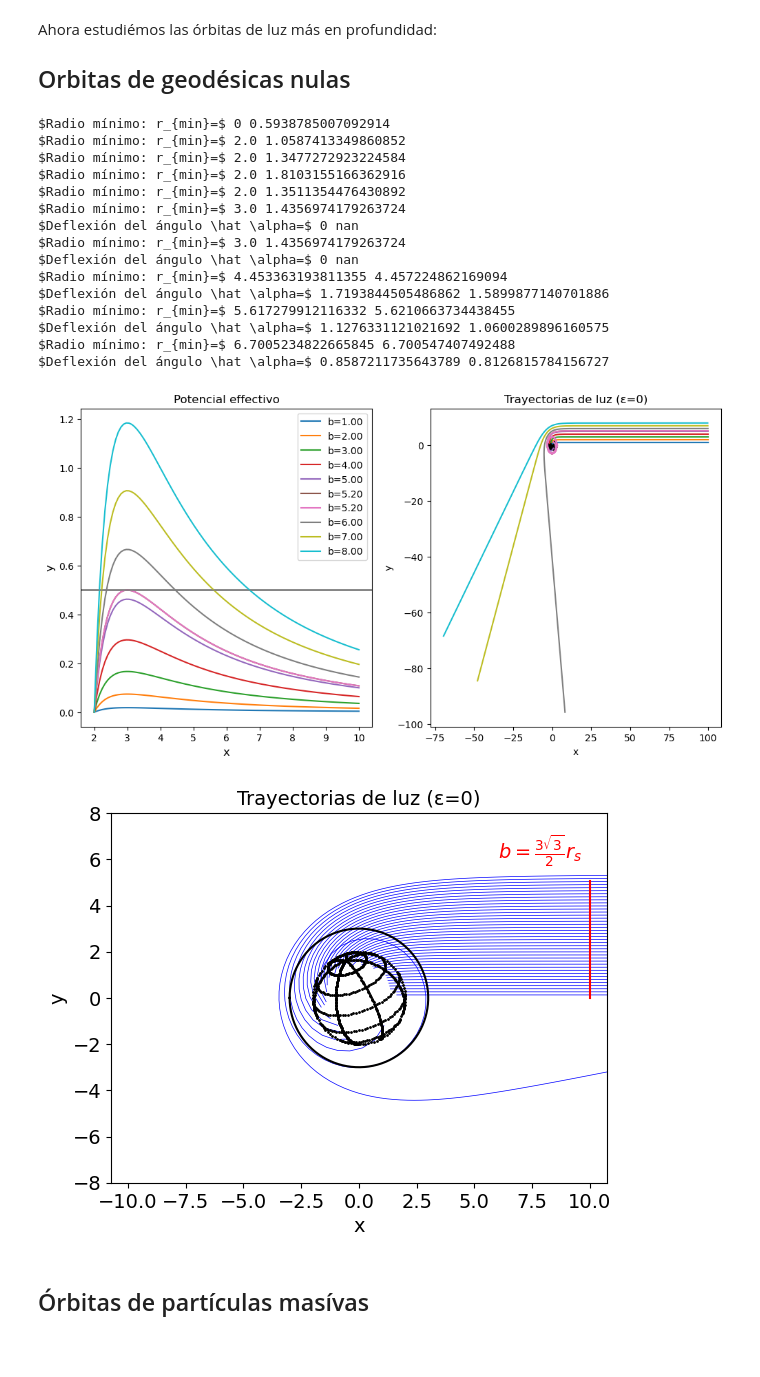
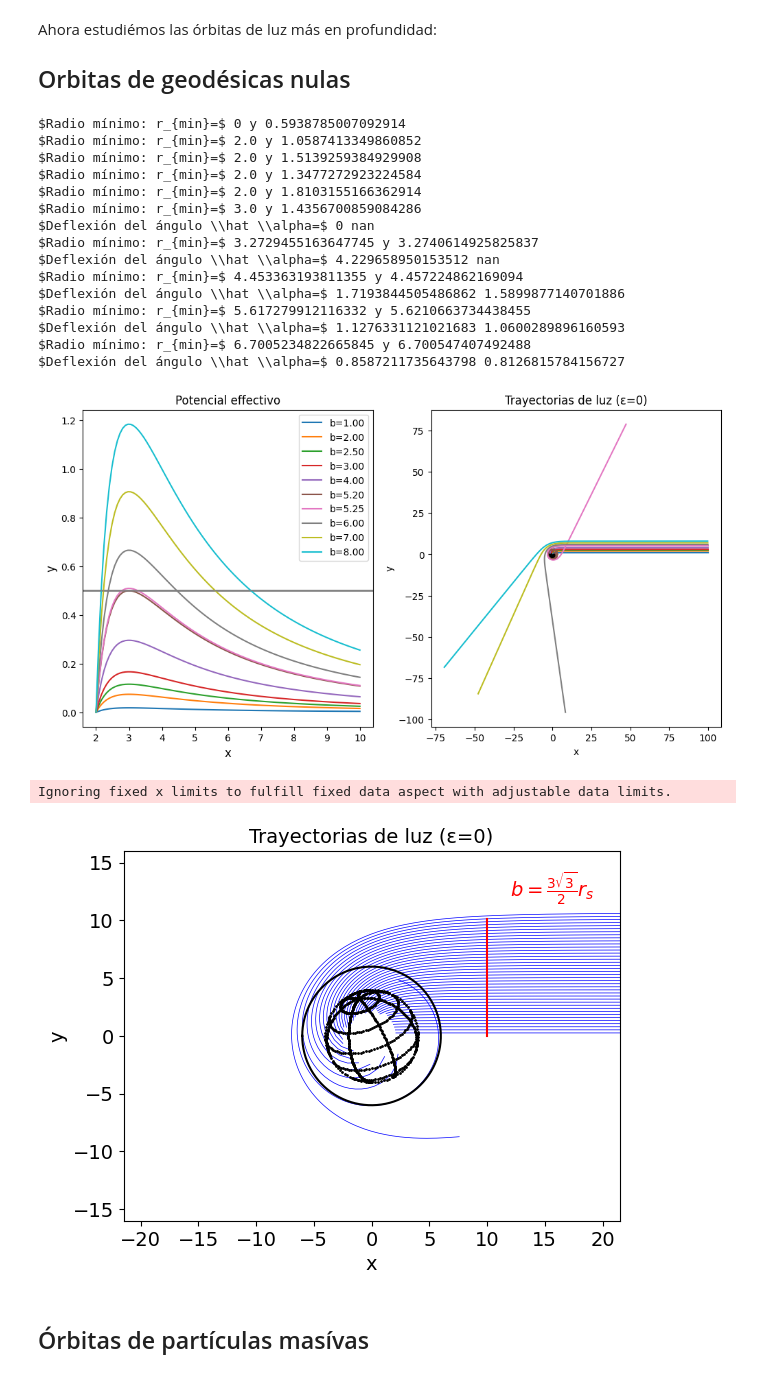
Before and after one commit to UnaiRazkin/El-fen-meno-de-lente-gravitacional-simulaci-n-para-un-agujero-negro, a Jupyter notebook: Orbitas_schwarzschild.ipynb, the cells around one changed output. Cells and saved outputs as stored; diff of their text form; code cells hidden in the pictures; blank space fills up the shorter version.

```diff
--- a/Orbitas_schwarzschild.ipynb
+++ b/Orbitas_schwarzschild.ipynb
@@ -341,7 +341,7 @@ $$
 \end{aligned} \right\} \implies \hat\alpha= \alpha_f-\alpha_i
 $$
 # %%
-def deflexión_num(x_light, y_light):
+def deflexión_num(x_light, y_light, G=1.0, c=1.0, M=1.0):
 
     # Trayectoria inicial
     x_fit=x_light[0:9]
@@ -374,8 +374,8 @@ def deflexión_num(x_light, y_light):
     y_line_2 = m * x_line_2 + n
 
     #Angulo
-
-    r=6*M
+    rs= 2 * G * M / c**2
+    r= 3 * rs
 
     beta_i=(np.arctan2(y_light[0]-y_c,x_light[0]-x_c)+np.pi) % (2 *np.pi)
     beta_f=(np.arctan2(y_light[-1]-y_c,x_light[-1]-x_c)) % (2 *np.pi)
@@ -455,10 +455,11 @@ $$
 $$
 # %%
 #Deflexíon del ángulo teórico
-def deflexion_analitica(rm):
-    s=np.sqrt((rm-2*G*M/c**2)*(rm+2*G*M/c**2))
-    m=(s-rm+6*M)/2/s
-    arg=np.sqrt(2*s/(3*rm-6*G*M/c**2 +s))
+def deflexion_analitica(rm, M=1.0, G=1.0, c=1.0):
+    rs= 2 * G * M / c**2
+    s=np.sqrt((rm-rs)*(rm+rs))
+    m=(s-rm+ 3 *rs)/2/s
+    arg=np.sqrt(2*s/(3 * rm - 3 * rs + s))
     arg = np.clip(arg, -1.0, 1.0)
     varphi=np.arcsin(arg)
     alpha_teórico=(4*np.sqrt(rm/s)*float(ellipkinc(varphi, m)) - np.pi ) #% (2 * np.pi) #[0, π]
@@ -473,11 +474,11 @@ E=1.0
 G=1.0
 c=1.0
 rs= 2 * G * M / c**2
-L_light= 3*np.sqrt(3)/ 2 * rs  #5.196152423 #Loquito 2 vueltas 5.1962 #3*np.sqrt(3)
+L_light= 3 * np.sqrt(3)/ 2 * rs *(1.00001) #5.196152423 #Loquito 2 vueltas 5.1962 #3*np.sqrt(3)
 
 
 N=100
-L_list=np.linspace(L_light, 40, N)
+L_list=np.linspace(L_light, 30, N)
 
 alpha_list=np.zeros(N)
 alpha_num_list=np.zeros(N)
@@ -509,8 +510,8 @@ with tqdm(total=N, desc="Calculando trayectorias", unit="trayectorias") as pbar:
             rm_num_list[i]=rm_num
 
             #Deflexíon del ángulo teórico
-            alpha_num = deflexión_num(x_light, y_light)[2]
-            alpha_teórico = deflexion_analitica(rm)
+            alpha_num = deflexión_num(x_light, y_light, M=M, G=G, c=c)[2]
+            alpha_teórico = deflexion_analitica(rm, M=M, G=G, c=c)
 
             alpha_num_list[i]=alpha_num
             alpha_list[i]=alpha_teórico
@@ -694,7 +697,7 @@ def V(r, L, M, epsilon):
         L**2 / (2 * r**2) -
         G * M * L**2 / (c**2 * r**3))
 
-L_list=[1,2,3,4,5, 3* np.sqrt(3), 6,7,8]
+L_list=[rs/2, rs, 3 *rs / 2, 2 * rs, 2.5 * rs / 2, 3 * np.sqrt(3) / 2 *rs, 3 * rs, 7 * rs / 2 , 4 * rs]
 L_list.append(L_light)
 L_list.sort()
 r= np.linspace(rs, 5 * rs, 100)
@@ -720,18 +723,18 @@ for L in L_list:
 
     rm= tracer_massless.rmin()
 
-    print(r"$Radio mínimo: r_{min}=$", rm, rm_num)
+    print(r"$Radio mínimo: r_{min}=$", rm, "y", rm_num)
 
     #Deflexión del ángulo numerico
 
     if sol_light.status==0:
-        alpha_num=deflexión_num(x_light,y_light)[2]
+        alpha_num=deflexión_num(x_light,y_light, M=M, G=G, c=c)[2]
     else:
         alpha_num=0
 
     #Deflexíon del ángulo teórico
     if rm> tracer_massless.rs:
-        alpha_teórico= deflexion_analitica(rm)
+        alpha_teórico= deflexion_analitica(rm, M=M, G=G, c=c)
 
         print(r"$Deflexión del ángulo \\hat \\alpha=$", alpha_num, alpha_teórico)
 
@@ -745,28 +748,28 @@ ax2.set_xlabel("x")
 ax2.set_ylabel("y")
 
 plt.show()
-#plt.savefig("../../Figuras/Trayectorias_luz.png")
+#plt.savefig("Multimedia/Orbitas_Schwarzschild/Trayectorias_luz.png")
 plt.close()
 # %% [output]
-$Radio mínimo: r_{min}=$ 0 0.5938785007092914
-$Radio mínimo: r_{min}=$ 2.0 1.0587413349860852
-$Radio mínimo: r_{min}=$ 2.0 1.3477272923224584
-$Radio mínimo: r_{min}=$ 2.0 1.8103155166362916
-$Radio mínimo: r_{min}=$ 2.0 1.3511354476430892
-$Radio mínimo: r_{min}=$ 3.0 1.4356974179263724
-$Deflexión del ángulo \hat \alpha=$ 0 nan
-$Radio mínimo: r_{min}=$ 3.0 1.4356974179263724
-$Deflexión del ángulo \hat \alpha=$ 0 nan
-$Radio mínimo: r_{min}=$ 4.453363193811355 4.457224862169094
-$Deflexión del ángulo \hat \alpha=$ 1.7193844505486862 1.5899877140701886
-$Radio mínimo: r_{min}=$ 5.617279912116332 5.6210663734438455
-$Deflexión del ángulo \hat \alpha=$ 1.1276331121021692 1.0600289896160575
-$Radio mínimo: r_{min}=$ 6.7005234822665845 6.700547407492488
-$Deflexión del ángulo \hat \alpha=$ 0.8587211735643789 0.8126815784156727
+$Radio mínimo: r_{min}=$ 0 y 0.5938785007092914
+$Radio mínimo: r_{min}=$ 2.0 y 1.0587413349860852
+$Radio mínimo: r_{min}=$ 2.0 y 1.5139259384929908
+$Radio mínimo: r_{min}=$ 2.0 y 1.3477272923224584
+$Radio mínimo: r_{min}=$ 2.0 y 1.8103155166362914
+$Radio mínimo: r_{min}=$ 3.0 y 1.4356700859084286
+$Deflexión del ángulo \\hat \\alpha=$ 0 nan
+$Radio mínimo: r_{min}=$ 3.2729455163647745 y 3.2740614925825837
+$Deflexión del ángulo \\hat \\alpha=$ 4.229658950153512 nan
+$Radio mínimo: r_{min}=$ 4.453363193811355 y 4.457224862169094
+$Deflexión del ángulo \\hat \\alpha=$ 1.7193844505486862 1.5899877140701886
+$Radio mínimo: r_{min}=$ 5.617279912116332 y 5.6210663734438455
+$Deflexión del ángulo \\hat \\alpha=$ 1.1276331121021683 1.0600289896160593
+$Radio mínimo: r_{min}=$ 6.7005234822665845 y 6.700547407492488
+$Deflexión del ángulo \\hat \\alpha=$ 0.8587211735643798 0.8126815784156727
-[figure, old version]
+[figure, new version]
 # %%
 #Constantes
-M=2.0
+M=1.0
 E=1.0
 G=1.0
 c=1.0
@@ -783,7 +786,7 @@ from tqdm import tqdm
 
 with tqdm(total=len(L_list), desc="Renderizando", unit="Tr") as pbar:
     for L in L_list:
-        tracer_massless = Orbitas_Schwarzschild(M=M,L=L, E=E)
+        tracer_massless = Orbitas_Schwarzschild(M=M, L=L, E=E, G=G, c=c)
 
         sol_light = tracer_massless.solve(epsilon=0, phi0 = np.arcsin(L/100), max_step=0.01, tau_span=(20, 140), N=500)
             #print(len(sol_light.y[0]))
@@ -802,37 +805,38 @@ with tqdm(total=len(L_list), desc="Renderizando", unit="Tr") as pbar:
 
         plt.plot(x_light, y_light, label='numérica', zorder=1, color="blue", lw=0.5)
 
         pbar.update(1)
 
 
 from Proyección_esfera import EsferaProyectada
 
-plt.Circle((0,0), rs, color="white", fill=True, zorder=100)
+plt.Circle((0,0), rs, color="white", fill=True, zorder=1000)
 
 esfera = EsferaProyectada(radius=rs)
 proy = esfera.proyectar()
 
 plt.scatter(proy[:, 0], proy[:, 1], s=1, color='black', zorder=2)
 
 
 phi_circle = np.linspace(-np.pi, np.pi, 100)
 plt.plot( 3 / 2 * rs * np.cos(phi_circle), 3 / 2 * rs * np.sin(phi_circle), color='black', zorder=2)
 
 plt.plot(np.array([10, 10]),np.array([0.0, 3* np.sqrt(3)/2*rs*0.97]), color="red")
-plt.text(6,6, "$ b= \\frac{3 \sqrt{3}}{2} r_s$", color="red", fontsize=14)
+plt.text(3 * rs, 3* rs, "$ b= \\frac{3 \sqrt{3}}{2} r_s$", color="red", fontsize=14)
 plt.title("Trayectorias de luz (ε=0)", size=14)
 plt.xlabel("x", size=14)
 plt.ylabel("y", size=14)
 plt.axis("equal")
 plt.xlim(x_min, x_max)
 plt.ylim(y_min, y_max)
 
 plt.xticks(fontsize=14)
 plt.yticks(fontsize=14)
 #plt.show()
-plt.savefig("../../Figuras/Trayectorias_luz_2.png")
+plt.savefig("Multimedia/Orbitas_Schwarzschild/Trayectorias_luz_2.png")
 # %% [output]
+Ignoring fixed x limits to fulfill fixed data aspect with adjustable data limits.
-[figure, old version]
+[figure, new version]
 # %% [markdown]
 ## Órbitas de partículas masívas
 # %%
```
Also changed, not shown: parts of 16 cells of this notebook, 11 other files.
